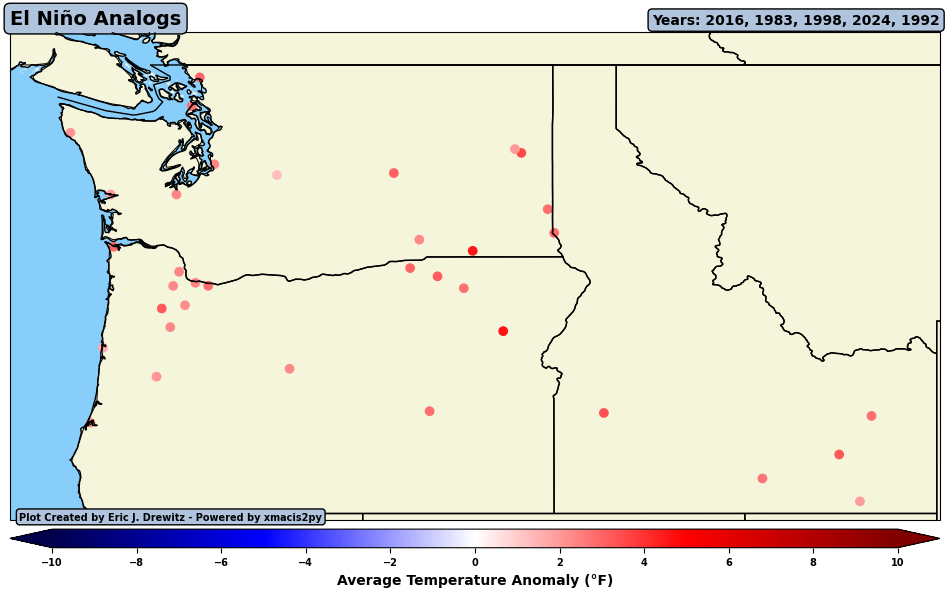
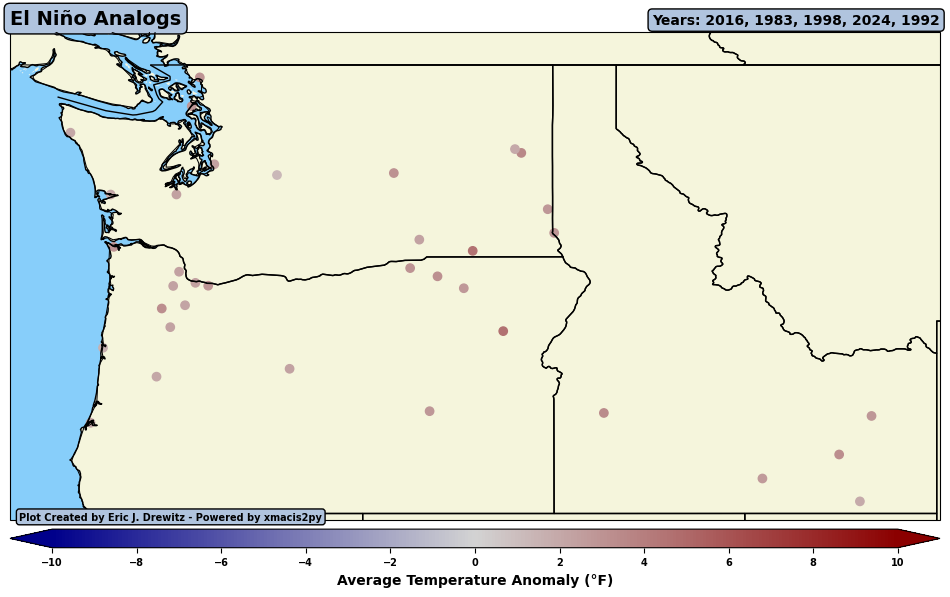
Unified diff of the notebook cell whose output changed from the first chart to the second:
--- before
+++ after
@@ -1,2 +1,4 @@
+# Plots El Niño Analogs for the stations that have data for the queried analog periods
+
 fig = plt.figure(figsize=(12,12))
 box = dict(boxstyle='round', facecolor='lightsteelblue')
@@ -16,5 +18,9 @@
 ax.set_title(f"Years: 2016, 1983, 1998, 2024, 1992", fontsize=10, fontweight='bold', loc='right', bbox=box)
 ax.text(0.01, 0, f"Plot Created by Eric J. Drewitz - Powered by xmacis2py", fontsize=7, zorder=10, fontweight='bold', transform=ax.transAxes, bbox=box)
-sc = ax.scatter(el_nino['Longitude'], el_nino['Latitude'], c=el_nino['anomaly'], cmap='seismic',
+
+# Create our colormap
+cmap = mcolors.LinearSegmentedColormap.from_list("average temperature", ["darkblue", "lightgray", "darkred"])
+
+sc = ax.scatter(el_nino['Longitude'], el_nino['Latitude'], c=el_nino['anomaly'], cmap=cmap,
                 norm=mcolors.Normalize(vmin=-10, vmax=10, clip=True))
 cbar = fig.colorbar(sc, ax=ax, extend='both', location='bottom', pad=0.01, aspect=50)

Commit: Add files via upload